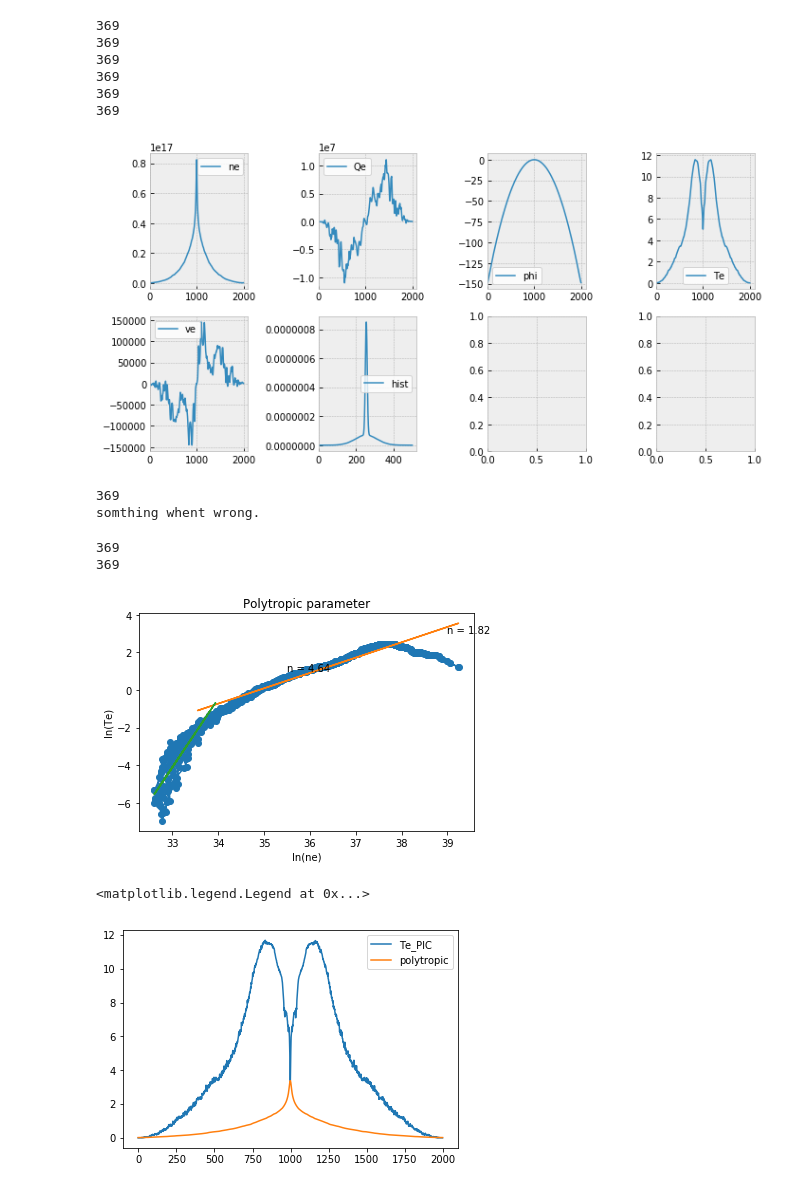
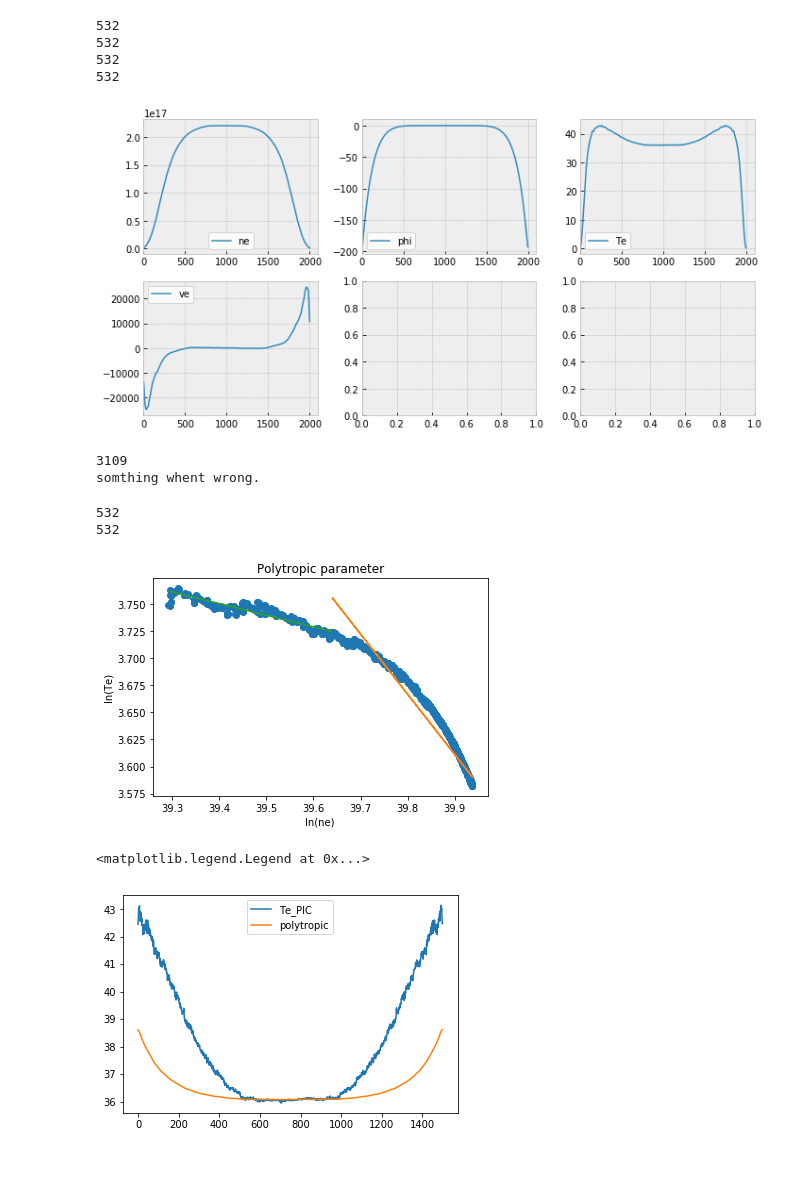
Before and after one commit to antoinetavant/1D_PIC, a Jupyter notebook: Process_1D_PIC.ipynb, the cells around one changed output. Saved outputs shown, nothing was run; the diff lists cells and outputs as text; code cells hidden in the pictures.

```diff
--- a/Process_1D_PIC.ipynb
+++ b/Process_1D_PIC.ipynb
@@ -9,11 +9,12 @@ from pic.functions import smooth
 from pic.constantes import me
 # %%
 
-def meanfield(f,key):
+def meanfield(f,key, icut = 0.5):
     """read the HDF5 file f in order to calculate the mean""
     """
-    print(len([k for k in f.keys()]))
-    groupNames = [k for k in f.keys()][200:]
+    nTimeStep = len([k for k in f.keys()])
+    print(nTimeStep)
+    groupNames = [k for k in f.keys()][int(nTimeStep*icut):]
 
     groupNames.sort(key=float)
 
@@ -32,10 +61,12 @@ def meanfield(f,key):
 # %%
-fileName = "cases/inft_sh/center_parabol.h5"
+fileName = "cases/inft_sh/runQe.h5"
+fileName = "data/run12.h5"
+fileName = "cases/no_potential/run1.h5"
 
 f = hp.File(fileName,"r")
 # print([k for k in f.keys()])
-keys = ['ne','Qe',"phi",
-       'Te','ve',"hist"]
+keys = ['ne',"phi",
+       'Te','ve']
 
 Nlines = 2
 Ncol = int(len(keys)/2)+1
@@ -53,13 +84,11 @@ plt.tight_layout()
 
 f.close()
 # %% [output]
-369
-369
-369
-369
-369
-369
+532
+532
+532
+532
-[figure, old version]
+[figure, new version]
 # %%
 
 try:
@@ -74,54 +103,55 @@ try:
 except:
     print("somthing whent wrong.")
 # %% [output]
-369
+3109
 somthing whent wrong.
 # %%
+# polytrop
 f = hp.File(fileName,"r")
-NCutPlot = 1
+NCutPlot = 250
 Te = meanfield(f,"Te")[NCutPlot:-1-NCutPlot]
 ne = meanfield(f,"ne")[NCutPlot:-1-NCutPlot]
 logTe = np.log(Te)
 logNe = np.log(ne)
 f.close()
 
 plt.plot(logNe,logTe,'o-')
 plt.xlabel("ln(ne)")
 plt.ylabel("ln(Te)")
 plt.title("Polytropic parameter")
 
 NCutFit = 100
 logNeCut = logNe[NCutFit:-1-NCutFit]
 logTeCut = logTe[NCutFit:-1-NCutFit]
 
 p = np.polyfit(logNeCut,logTeCut,1)
 plt.plot(logNeCut, p[0]*logNeCut+p[1])
-plt.text(39,3,f"n = {p[0]+1:2.2f}")
+#plt.text(39,3,f"n = {p[0]+1:2.2f}")
 n = p[0] + 1
 
 NCutFit = 100
 logNeCut = logNe[:NCutFit]
 logTeCut = logTe[:NCutFit]
 
 p = np.polyfit(logNeCut,logTeCut,1)
 plt.plot(logNeCut, p[0]*logNeCut+p[1])
-plt.text(35.5,1,f"n = {p[0]+1:2.2f}");
-#n = p[0] + 1
+#plt.text(35.5,1,f"n = {p[0]+1:2.2f}");
+n2 = p[0] + 1
 # %% [output]
-369
-369
+532
+532
-[figure, old version]
+[figure, new version]
 # %%
 plt.plot(Te, label = "Te_PIC")
 Nmid = int(len(Te)/2)
 nesmooth = smooth(ne)
-TePoly = Te[Nmid]*nesmooth[Nmid]**(1 - n)/(nesmooth**(1-n))
+TePoly = Te[Nmid]*nesmooth[Nmid]**(1 - n2)/(nesmooth**(1-n2))
 
 plt.plot(TePoly, label = "polytropic")
 plt.legend()
 # %% [output]
 <matplotlib.legend.Legend at 0x...>
-[figure, old version]
+[figure, new version]
 # %%
 f = hp.File(fileName,"r")
 Ncut = 1
```
Also changed, not shown: parts of 4 cells of this notebook, 3 other files.
